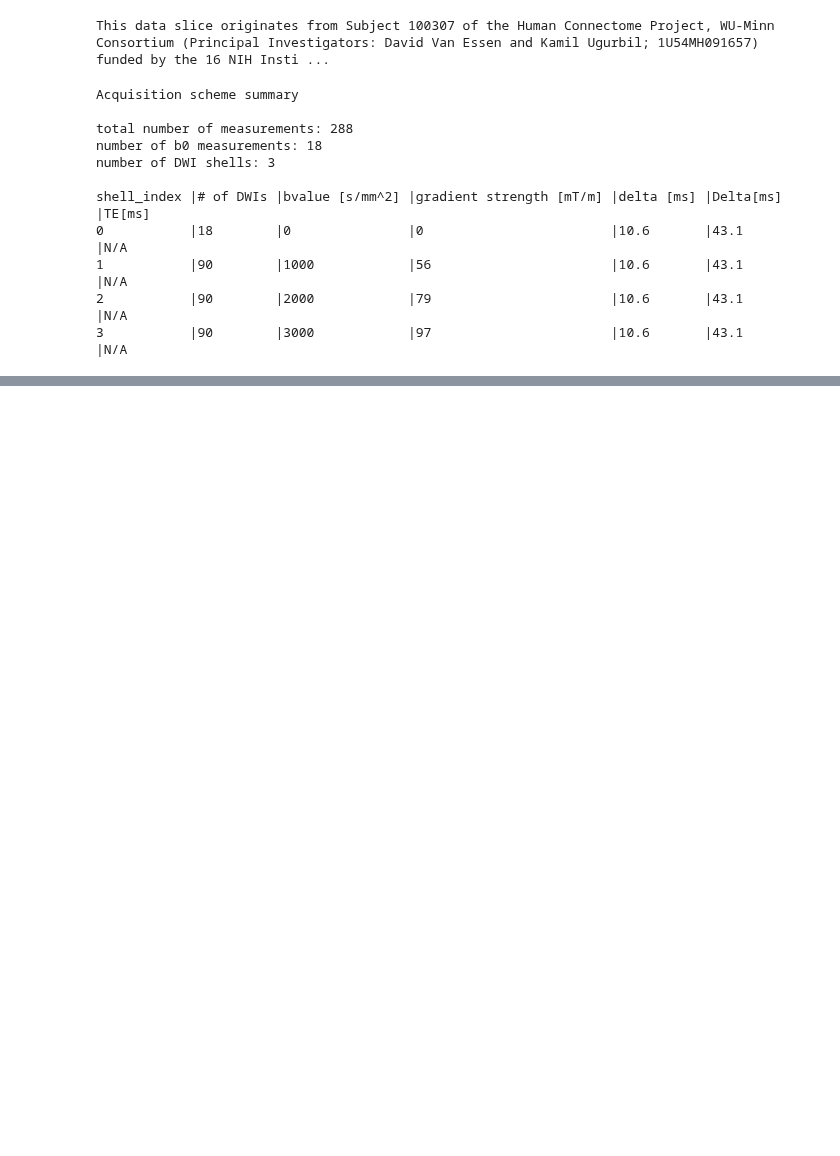
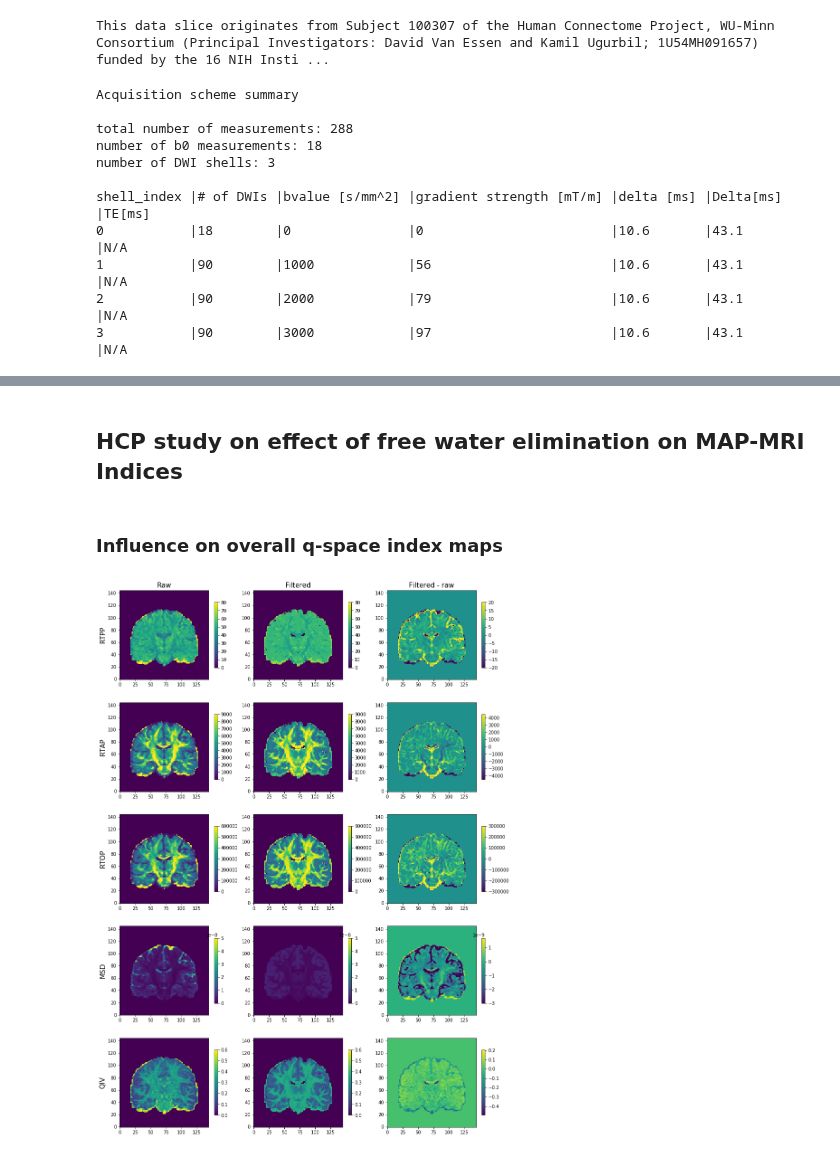
Before and after one commit to AthenaEPI/dmipy, a Jupyter notebook: examples/example_multi_shell_free_water_elimination.ipynb, the cells around one changed output, grey strips where cells are left out. Saved outputs shown, nothing was run; the diff lists cells and outputs as text; code cells hidden in the pictures; blank space fills up the shorter version.

```diff
--- a/examples/example_multi_shell_free_water_elimination.ipynb
+++ b/examples/example_multi_shell_free_water_elimination.ipynb
@@ -202,0 +224,55 @@ axs[12].set_ylabel('QIV', fontsize=15);
+# %% [markdown]
+## HCP study on effect of free water elimination on MAP-MRI Indices
+# %% [markdown]
+### Influence on overall q-space index maps
+# %%
+mtcsd_fit_3shell = mtcsd_mod_3shell.fit(
+    scheme_hcp, data_hcp, mask=data_hcp[..., 0]>0, fit_S0_response=True, verbose=False)
+data_hcp_csf_filtered = mtcsd_fit_3shell.return_filtered_signal(['partial_volume_2'])
+
+mapfit_raw = mapmod.fit(data_hcp, mask=data_hcp[..., 0]>0)
+mapfit_filtered = mapmod.fit(data_hcp_csf_filtered, mask=data_hcp_csf_filtered[..., 0]>0)
+# %%
+fig, axs = plt.subplots(nrows=5, ncols=3, figsize=[15, 22])
+axs = axs.ravel()
+
+im = axs[0].imshow(mapfit_raw.rtpp().squeeze().T, origin=True, vmin=0, vmax=80)
+fig.colorbar(im, ax=axs[0], shrink=0.7)
+im = axs[1].imshow(mapfit_filtered.rtpp().squeeze().T, origin=True, vmin=0, vmax=80)
+fig.colorbar(im, ax=axs[1], shrink=0.7)
+im = axs[2].imshow((mapfit_filtered.rtpp().squeeze() - mapfit_raw.rtpp().squeeze()).T, origin=True, vmin=-20, vmax=20)
+fig.colorbar(im, ax=axs[2], shrink=0.7)
+im = axs[3].imshow(mapfit_raw.rtap().squeeze().T, origin=True, vmin=0, vmax=9e3)
+fig.colorbar(im, ax=axs[3], shrink=0.7)
+im = axs[4].imshow(mapfit_filtered.rtap().squeeze().T, origin=True, vmin=0, vmax=9e3)
+fig.colorbar(im, ax=axs[4], shrink=0.7)
+im = axs[5].imshow((mapfit_filtered.rtap().squeeze() - mapfit_raw.rtap().squeeze()).T, origin=True, vmin=-4.5e3, vmax=4.5e3)
+fig.colorbar(im, ax=axs[5], shrink=0.7)
+im = axs[6].imshow(mapfit_raw.rtop().squeeze().T, origin=True, vmin=0, vmax=6e5)
+fig.colorbar(im, ax=axs[6], shrink=0.7)
+im = axs[7].imshow(mapfit_filtered.rtop().squeeze().T, origin=True, vmin=0, vmax=6e5)
+fig.colorbar(im, ax=axs[7], shrink=0.7)
+im = axs[8].imshow((mapfit_filtered.rtop().squeeze() - mapfit_raw.rtop().squeeze()).T, origin=True, vmin=-3e5, vmax=3e5)
+fig.colorbar(im, ax=axs[8], shrink=0.7)
+im = axs[9].imshow(mapfit_raw.qiv().squeeze().T, origin=True, vmin=0, vmax=5e-8)
+fig.colorbar(im, ax=axs[9], shrink=0.7)
+im = axs[10].imshow(mapfit_filtered.qiv().squeeze().T, origin=True, vmin=0, vmax=5e-8)
+fig.colorbar(im, ax=axs[10], shrink=0.7)
+im = axs[11].imshow((mapfit_filtered.qiv().squeeze() - mapfit_raw.qiv().squeeze()).T, origin=True, vmin=-3e-9)
+fig.colorbar(im, ax=axs[11], shrink=0.7)
+im = axs[12].imshow(mapfit_raw.ng().squeeze().T, origin=True, vmin=0, vmax=0.6)
+fig.colorbar(im, ax=axs[12], shrink=0.7)
+im = axs[13].imshow(mapfit_filtered.ng().squeeze().T, origin=True, vmin=0, vmax=0.6)
+fig.colorbar(im, ax=axs[13], shrink=0.7)
+im = axs[14].imshow((mapfit_filtered.ng().squeeze() - mapfit_raw.ng().squeeze()).T, origin=True)
+fig.colorbar(im, ax=axs[14], shrink=0.7)
+axs[0].set_title('Raw', fontsize=15)
+axs[1].set_title('Filtered', fontsize=15)
+axs[2].set_title('Filtered - raw', fontsize=15)
+axs[0].set_ylabel('RTPP', fontsize=15)
+axs[3].set_ylabel('RTAP', fontsize=15)
+axs[6].set_ylabel('RTOP', fontsize=15)
+axs[9].set_ylabel('MSD', fontsize=15)
+axs[12].set_ylabel('QIV', fontsize=15);
+# %% [output]
+[figure, added]
```
Also changed, not shown: parts of 37 cells of this notebook.
